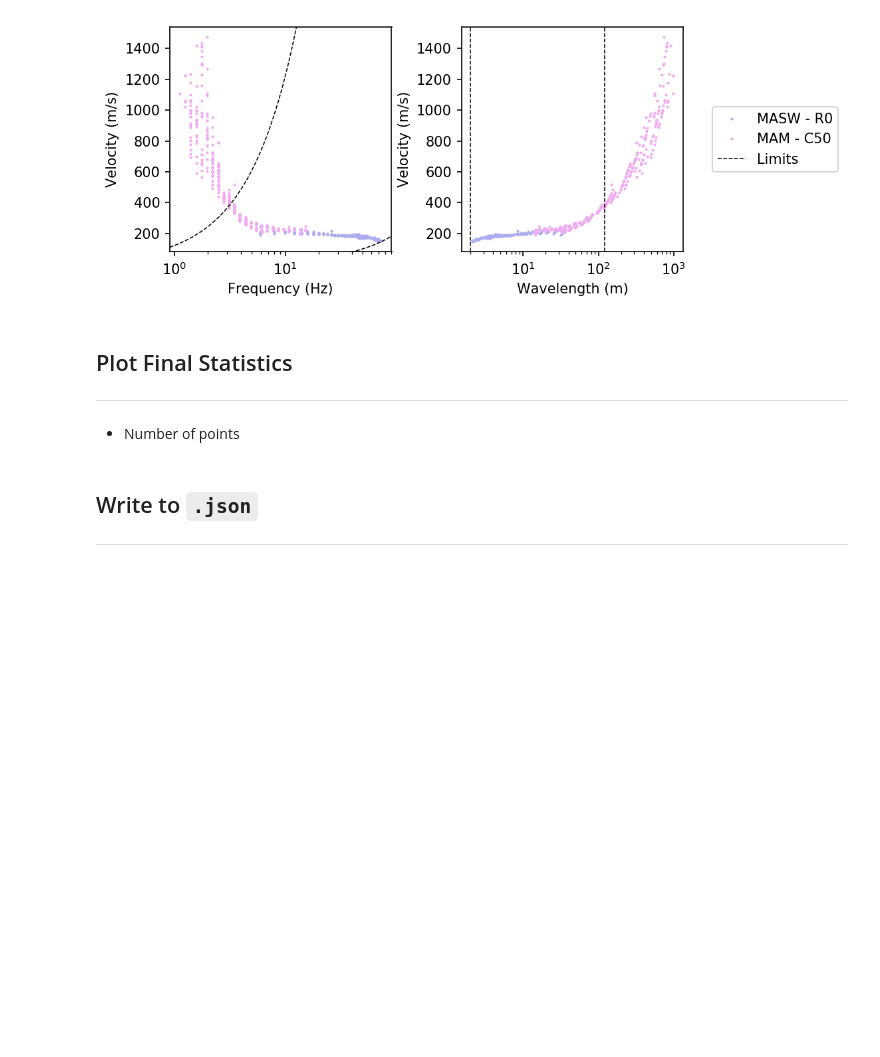
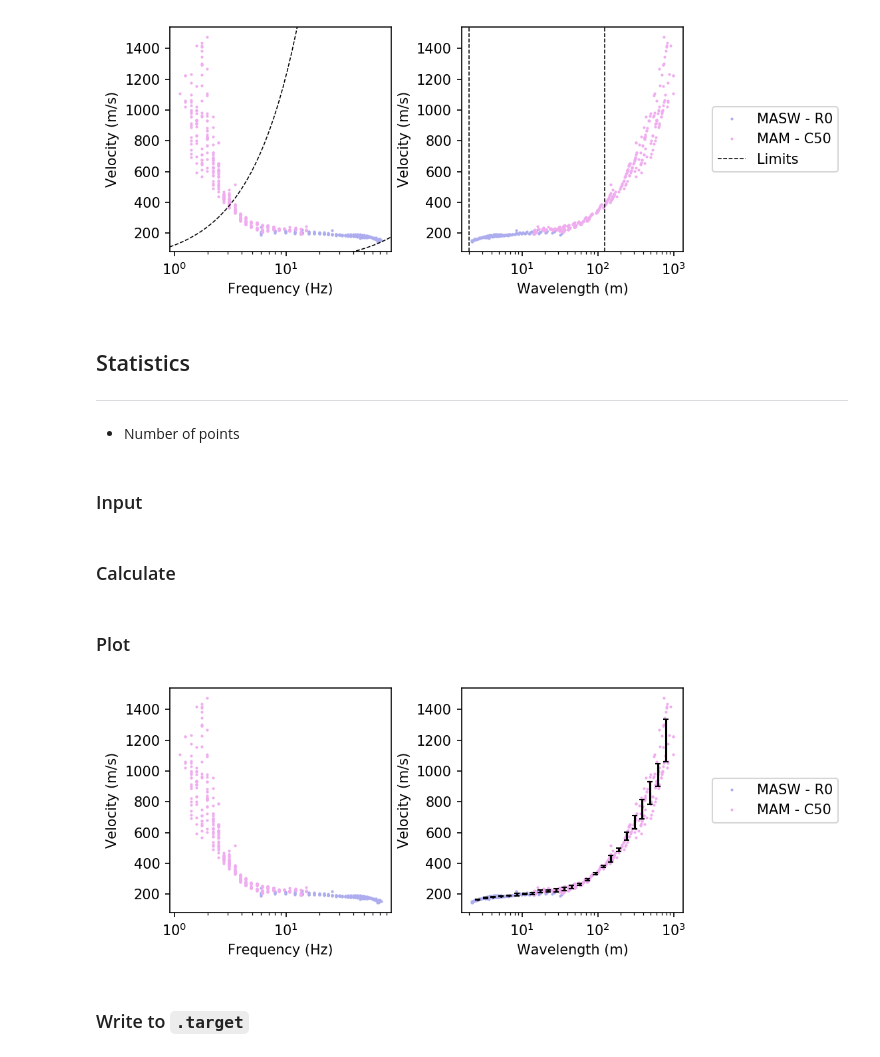
Before and after one commit to jpvantassel/swprocess, a Jupyter notebook: examples/stats/stats.ipynb, the cells around one changed output. Saved outputs shown, nothing was run; the diff lists cells and outputs as text; code cells hidden in the pictures; blank space fills up the shorter version.

Commit message:
:construction: Converting between wavelength and frequency dispersion

```diff
--- a/examples/stats/stats.ipynb
+++ b/examples/stats/stats.ipynb
@@ -189,18 +191,37 @@ plt.show()
 # %% [output]
 [figure]
 # %% [markdown]
-## Plot Final Statistics
+## Statistics
 ---
 
 - Number of points
+# %% [markdown]
+### Input
 # %%
-# xdomain = "wavelength"
-# ydomain = "velocity"
-# xmin, xmax = 1, 100
-# nx = 30
-# xspace = "log"
-# missing_data_procedure = "ignore"
-# ignore = ["corr"]
+# Domain in which to calculate statistics.
+xdomain, ydomain = "wavelength", "velocity"
+
+# Statistic calculation points.
+xmin, xmax, nx, xspace = 1, 1000, 30, "log"
+# %% [markdown]
+### Calculate
+# %%
+xx = swprocess.wavefieldtransforms.AbstractWavefieldTransform._create_vector(pmin=xmin, pmax=xmax, pn=nx, pspace=xspace)
+_, mean, stddev, _ = master_suite.statistics(xtype=xdomain, ytype=ydomain, xx=xx, ignore_corr=True)
+# %% [markdown]
+### Plot
+# %%
+%matplotlib inline
+fig, axs = master_suite.plot(xtype=xtype, ytype=ytype, plot_kwargs=dict(color=_colors, label=_labels))
+
+for ax, _xtype, _ytype in zip(axs, xtype, ytype):
+    if _xtype == xdomain and _ytype == ydomain:
+        master_suite.plot_statistics(ax=ax, xx=xx, mean=mean, stddev=stddev)
+
+axs[-1].legend(bbox_to_anchor = (1.1, 0.5), loc="center left")
+
+plt.show()
+# %% [output]
+[figure, added]
 # %% [markdown]
-## Write to `.json`
----
+### Write to `.target`
```
Also changed, not shown: parts of 10 cells of this notebook.
